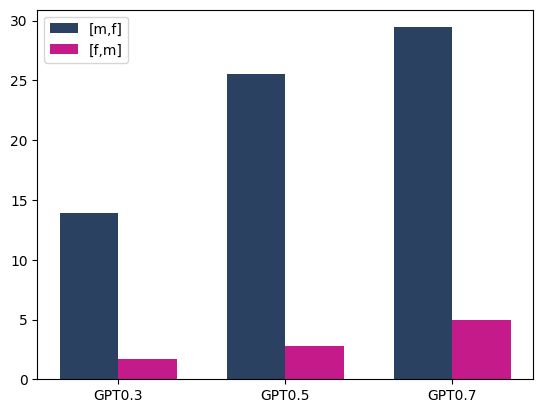
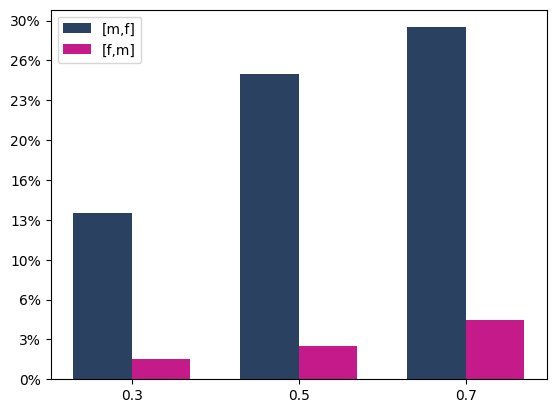
Code edit (unified diff) that turned the first committed figure into the second:
--- before
+++ after
@@ -6,6 +6,6 @@
 plt.bar(x + width/2, ffirst_contextual_proportion_temp, width, label='[f,m]', color='#C51B8A')
 
-plt.xticks(x, temp_names)
+plt.xticks(x, ["0.3", "0.5", "0.7"])
 plt.legend()
-plt.set_yticks(np.linspace(0, 30, 10), labels=[f"{int(i)}%" for i in np.linspace(0, 30, 10)])
+plt.yticks(np.linspace(0, 30, 10), labels=[f"{int(i)}%" for i in np.linspace(0, 30, 10)])
 plt.savefig(FIGURES_DIR/"gpt_temps_contextuality_counts.pdf")

Commit: new spearman for temps